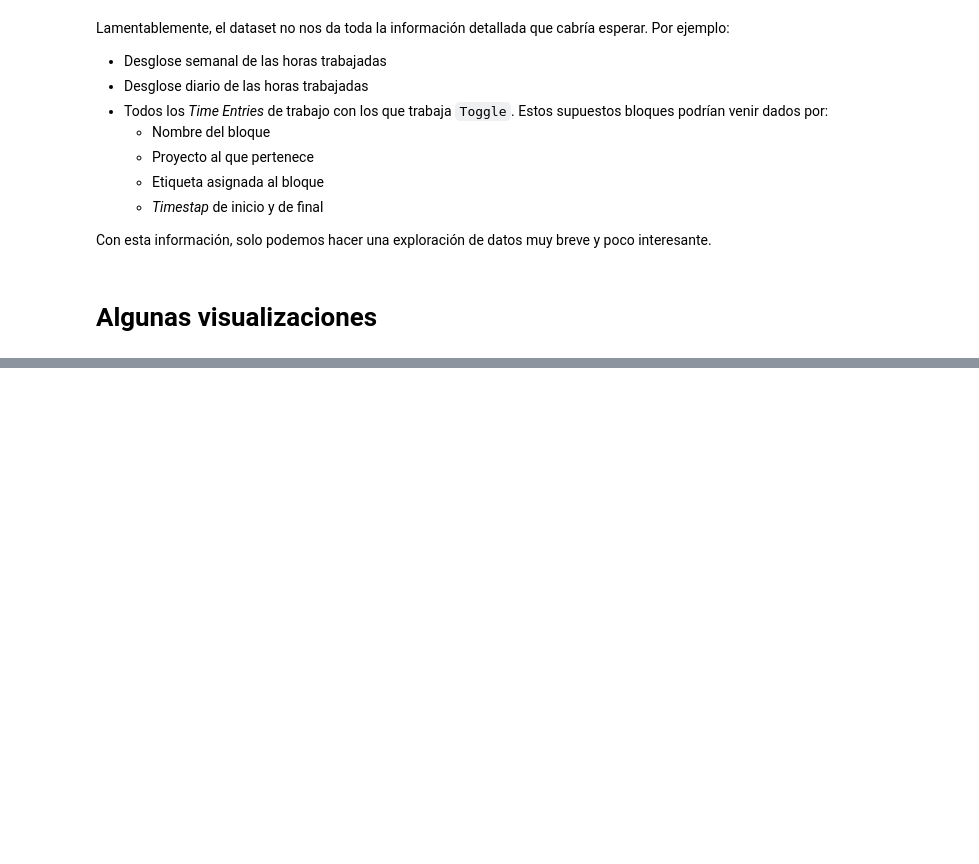
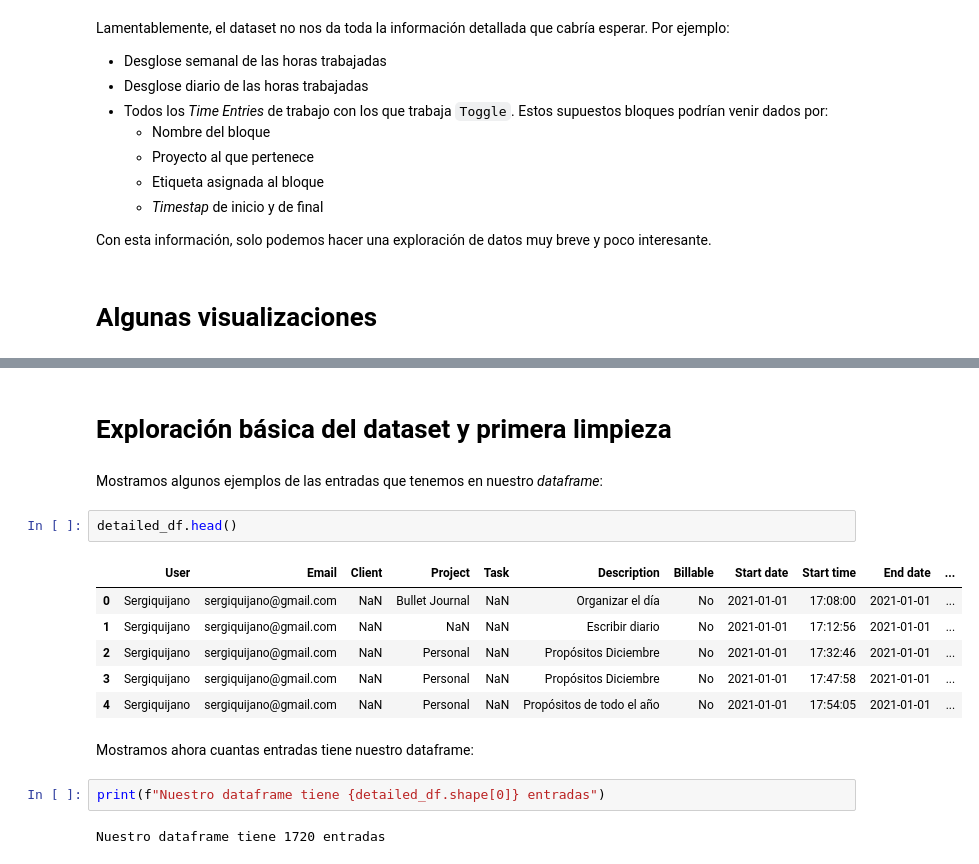
Before and after one commit to SergioQuijanoRey/PracticasInteligenciaNegocio, a Jupyter notebook: ToggleProject/Data Analysis.ipynb, the cells around one changed output, grey strips where cells are left out. Drawn from its saved outputs; the diff is of its cells as text; blank space fills up the shorter version.

```diff
--- a/ToggleProject/Data Analysis.ipynb
+++ b/ToggleProject/Data Analysis.ipynb
@@ -168,0 +189,19 @@ Con esta información, solo podemos hacer una exploración de datos muy breve y
+# %% [markdown]
+# Exploración básica del dataset y primera limpieza
+# %% [markdown]
+Mostramos algunos ejemplos de las entradas que tenemos en nuestro *dataframe*:
+# %%
+detailed_df.head()
+# %% [output]
+|  | User | Email | Client | Project | Task | Description | Billable | Start date | Start time | End date | ... |
+| 0 | Sergiquijano | sergiquijano@gmail.com | NaN | Bullet Journal | NaN | Organizar el día | No | 2021-01-01 | 17:08:00 | 2021-01-01 | ... |
+| 1 | Sergiquijano | sergiquijano@gmail.com | NaN | NaN | NaN | Escribir diario | No | 2021-01-01 | 17:12:56 | 2021-01-01 | ... |
+| 2 | Sergiquijano | sergiquijano@gmail.com | NaN | Personal | NaN | Propósitos Diciembre | No | 2021-01-01 | 17:32:46 | 2021-01-01 | ... |
+| 3 | Sergiquijano | sergiquijano@gmail.com | NaN | Personal | NaN | Propósitos Diciembre | No | 2021-01-01 | 17:47:58 | 2021-01-01 | ... |
+| 4 | Sergiquijano | sergiquijano@gmail.com | NaN | Personal | NaN | Propósitos de todo el año | No | 2021-01-01 | 17:54:05 | 2021-01-01 | ... |
+# %% [markdown]
+Mostramos ahora cuantas entradas tiene nuestro dataframe:
+# %%
+print(f"Nuestro dataframe tiene {detailed_df.shape[0]} entradas")
+# %% [output]
+Nuestro dataframe tiene 1720 entradas
```
Also changed, not shown: parts of 13 cells of this notebook, 1 other file.
